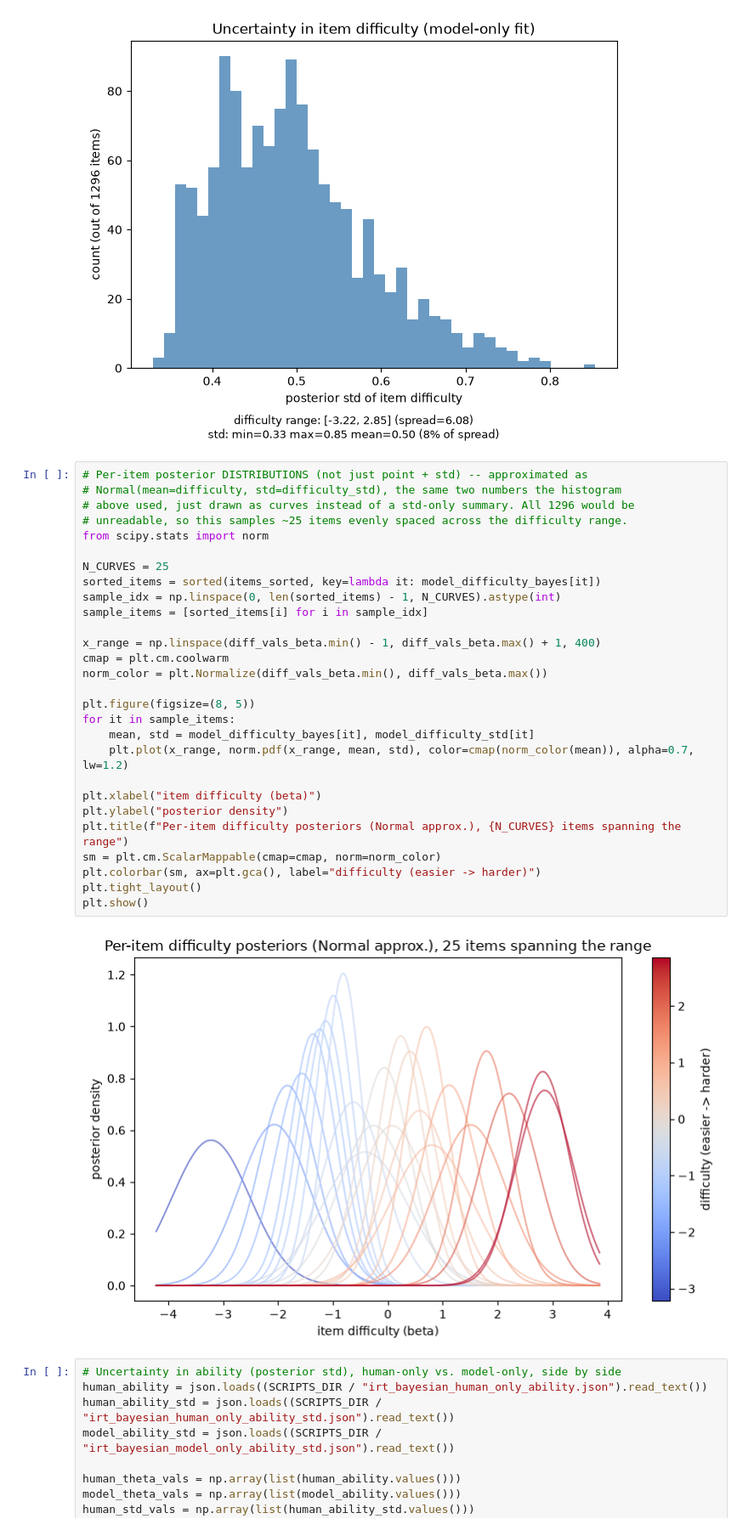
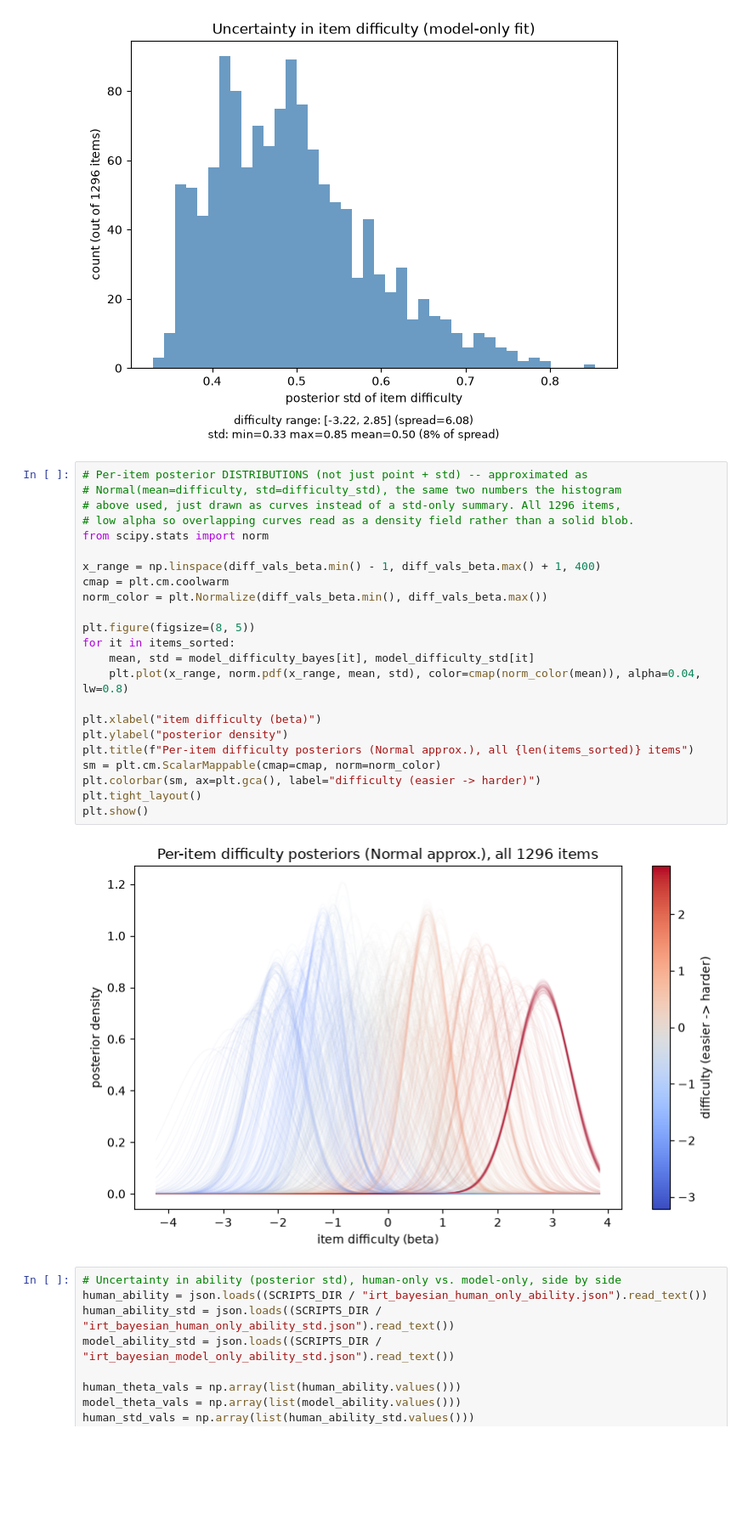
Before and after one commit to ducvugithub/reading-question-generator, a Jupyter notebook: question_difficulty/notebooks/irt_human_vs_model.ipynb, the cells around one changed output. Shown at 85% size. Drawn from its saved outputs; the diff is of its cells as text; blank space fills up the shorter version.

Commit message:
notebook: plot all 1296 item difficulty posterior curves instead of 25-item sample

```diff
--- a/question_difficulty/notebooks/irt_human_vs_model.ipynb
+++ b/question_difficulty/notebooks/irt_human_vs_model.ipynb
@@ -214,33 +214,28 @@ plt.show()
 # %%
 # Per-item posterior DISTRIBUTIONS (not just point + std) -- approximated as
 # Normal(mean=difficulty, std=difficulty_std), the same two numbers the histogram
-# above used, just drawn as curves instead of a std-only summary. All 1296 would be
-# unreadable, so this samples ~25 items evenly spaced across the difficulty range.
+# above used, just drawn as curves instead of a std-only summary. All 1296 items,
+# low alpha so overlapping curves read as a density field rather than a solid blob.
 from scipy.stats import norm
-
-N_CURVES = 25
-sorted_items = sorted(items_sorted, key=lambda it: model_difficulty_bayes[it])
-sample_idx = np.linspace(0, len(sorted_items) - 1, N_CURVES).astype(int)
-sample_items = [sorted_items[i] for i in sample_idx]
 
 x_range = np.linspace(diff_vals_beta.min() - 1, diff_vals_beta.max() + 1, 400)
 cmap = plt.cm.coolwarm
 norm_color = plt.Normalize(diff_vals_beta.min(), diff_vals_beta.max())
 
 plt.figure(figsize=(8, 5))
-for it in sample_items:
+for it in items_sorted:
     mean, std = model_difficulty_bayes[it], model_difficulty_std[it]
-    plt.plot(x_range, norm.pdf(x_range, mean, std), color=cmap(norm_color(mean)), alpha=0.7, lw=1.2)
+    plt.plot(x_range, norm.pdf(x_range, mean, std), color=cmap(norm_color(mean)), alpha=0.04, lw=0.8)
 
 plt.xlabel("item difficulty (beta)")
 plt.ylabel("posterior density")
-plt.title(f"Per-item difficulty posteriors (Normal approx.), {N_CURVES} items spanning the range")
+plt.title(f"Per-item difficulty posteriors (Normal approx.), all {len(items_sorted)} items")
 sm = plt.cm.ScalarMappable(cmap=cmap, norm=norm_color)
 plt.colorbar(sm, ax=plt.gca(), label="difficulty (easier -> harder)")
 plt.tight_layout()
 plt.show()
 # %% [output]
-[figure, old version]
+[figure, new version]
 # %%
 # Uncertainty in ability (posterior std), human-only vs. model-only, side by side
 human_ability = json.loads((SCRIPTS_DIR / "irt_bayesian_human_only_ability.json").read_text())
```
